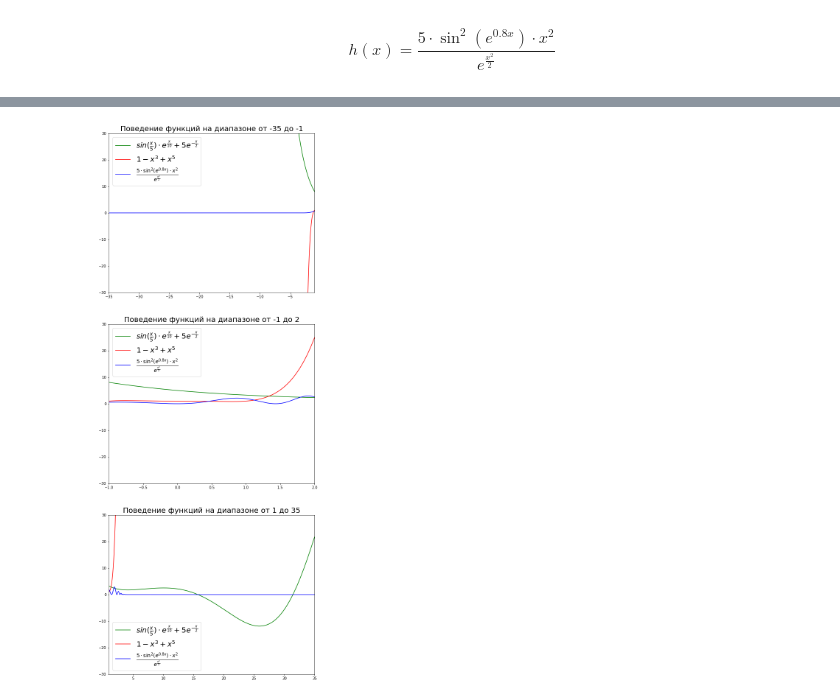
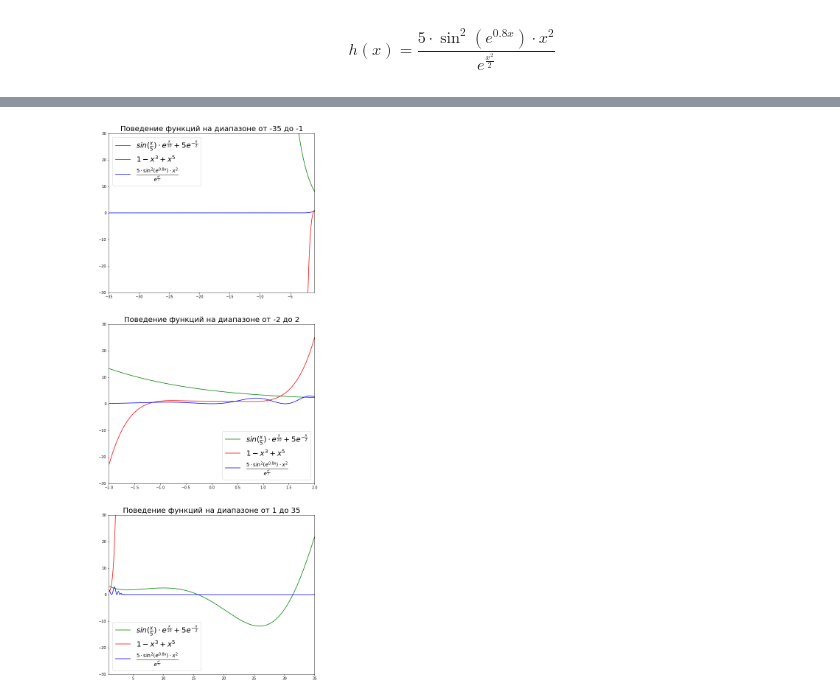
Before and after one commit to Daniil-Solo/Machine-learning-HSE-Specialization, a Jupyter notebook: Data collection and analysis in Python/Master of visualization/Matplotlib Learning the group of some function.ipynb, the cells around one changed output, grey strips where cells are left out. Drawn from its saved outputs; the diff is of its cells as text; code cells hidden in the pictures.

Commit message:
finish visualization of group of functions

```diff
--- a/Data collection and analysis in Python/Master of visualization/Matplotlib Learning the group of some function.ipynb
+++ b/Data collection and analysis in Python/Master of visualization/Matplotlib Learning the group of some function.ipynb
@@ -42,26 +53,26 @@ def h(array):
 # %%
 fig, axes = plt.subplots(3, 1, figsize=(10, 27))
 
 functions =[f, g, h]
 function_names = [r"$sin(\frac{x}{5})\cdot e^{\frac{x}{10}}+5e^{-\frac{x}{2}}$",
                  r"$1 - x^3 + x^5$",
                  r"$\frac{5\cdot\sin^2{(e^{0.8x})}\cdot x^2}{e^{\frac{x^2}{2}}}$"]
 colors = ['g', 'r', 'b']
 x1 = np.linspace(-35, -1, 500)
-x2 = np.linspace(-1, 2, 200)
+x2 = np.linspace(-2, 2, 200)
 x3 = np.linspace(1, 35, 500)
 
 for index, x in enumerate([x1, x2, x3]):
     lines = []
     ax = axes[index]
     ax.set_xlim(x[0], x[-1])
     ax.set_ylim(-30, 30)
     for function, function_name, color in zip(functions, function_names, colors):
         line, = ax.plot(x, function(x), c=color, label=function_name)
         lines.append(line)
     ax.legend(handles=lines, fontsize=20)
     ax.set_title(label=f"Поведение функций на диапазоне от {int(x[0])} до {int(x[-1])}", fontsize=20)
 
 plt.show()
 # %% [output]
-[figure, old version]
+[figure, new version]
```
Also changed, not shown: parts of 8 cells of this notebook.
